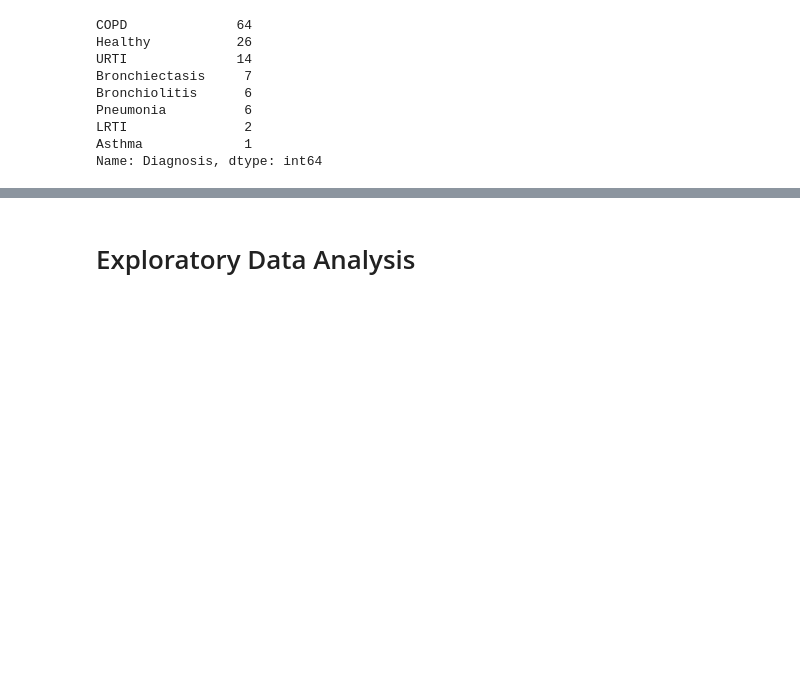
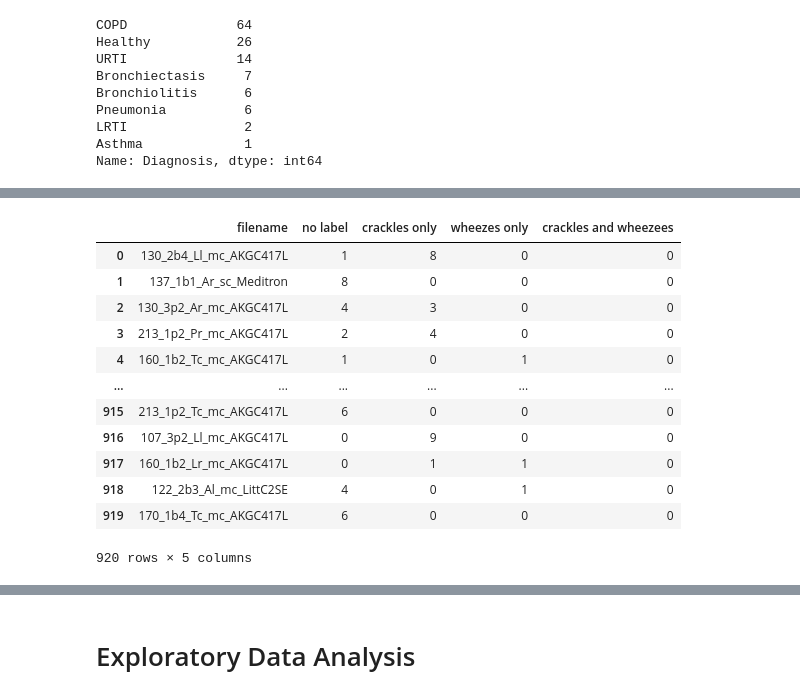
Before and after one commit to DaffRazan/Lunion, a Jupyter notebook: Machine Learning/Deep Learning pendeteksi penyakit paru.ipynb, the cells around one changed output, grey strips where cells are left out. Saved outputs shown, nothing was run; the diff lists cells and outputs as text; code cells hidden in the pictures; blank space fills up the shorter version.

```diff
--- a/Machine Learning/Deep Learning pendeteksi penyakit paru.ipynb
+++ b/Machine Learning/Deep Learning pendeteksi penyakit paru.ipynb
@@ -113,3 +142,18 @@ for f in filenames:
     filename_list.append(f)
 # %%
 file_label_df = pd.DataFrame(data = {'filename':filename_list, 'no label':no_label_list, 'crackles only':crack_list, 'wheezes only':wheeze_list, 'crackles and wheezees':both_sym_list})
+file_label_df
+# %% [output]
+|  | filename | no label | crackles only | wheezes only | crackles and wheezees |
+| 0 | 130_2b4_Ll_mc_AKGC417L | 1 | 8 | 0 | 0 |
+| 1 | 137_1b1_Ar_sc_Meditron | 8 | 0 | 0 | 0 |
+| 2 | 130_3p2_Ar_mc_AKGC417L | 4 | 3 | 0 | 0 |
+| 3 | 213_1p2_Pr_mc_AKGC417L | 2 | 4 | 0 | 0 |
+| 4 | 160_1b2_Tc_mc_AKGC417L | 1 | 0 | 1 | 0 |
+| ... | ... | ... | ... | ... | ... |
+| 915 | 213_1p2_Tc_mc_AKGC417L | 6 | 0 | 0 | 0 |
+| 916 | 107_3p2_Ll_mc_AKGC417L | 0 | 9 | 0 | 0 |
+| 917 | 160_1b2_Lr_mc_AKGC417L | 0 | 1 | 1 | 0 |
+| 918 | 122_2b3_Al_mc_LittC2SE | 4 | 0 | 1 | 0 |
+| 919 | 170_1b4_Tc_mc_AKGC417L | 6 | 0 | 0 | 0 |
+920 rows × 5 columns
```
Also changed, not shown: parts of 35 cells of this notebook.
